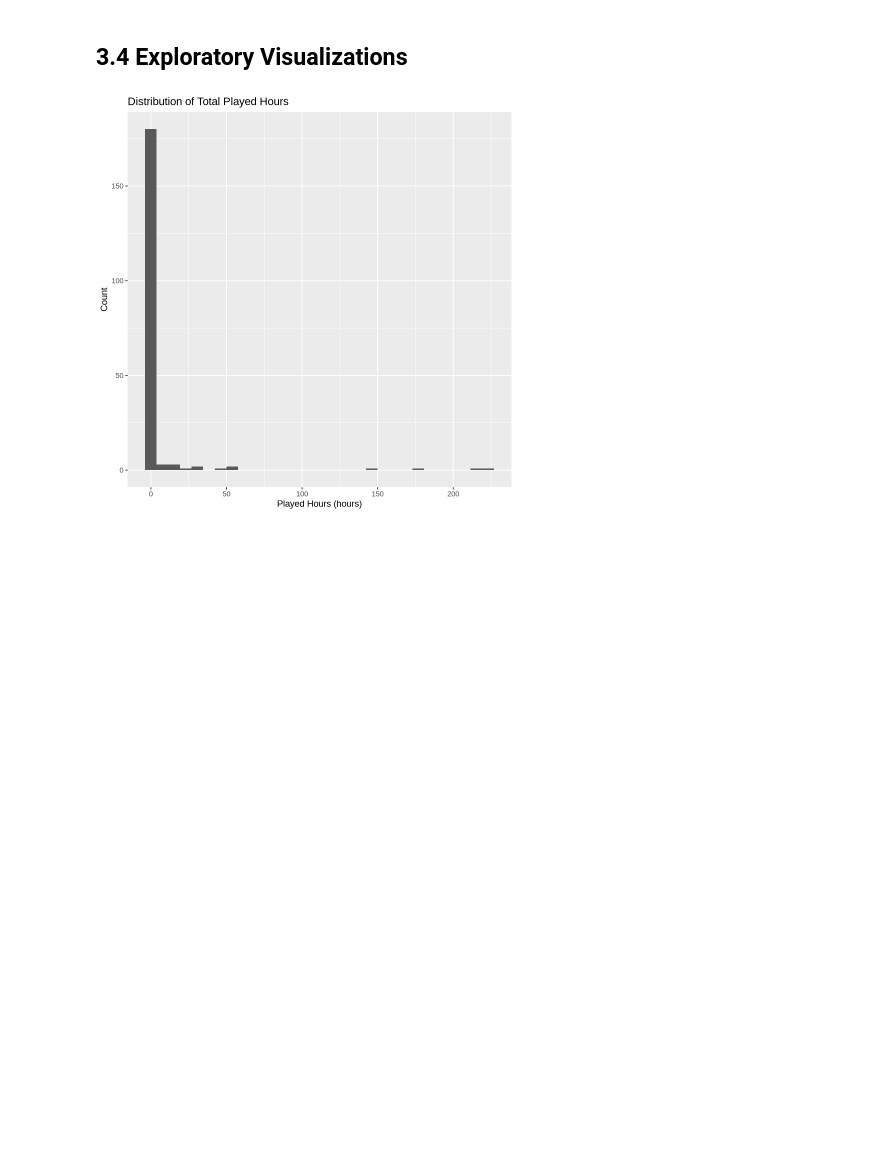
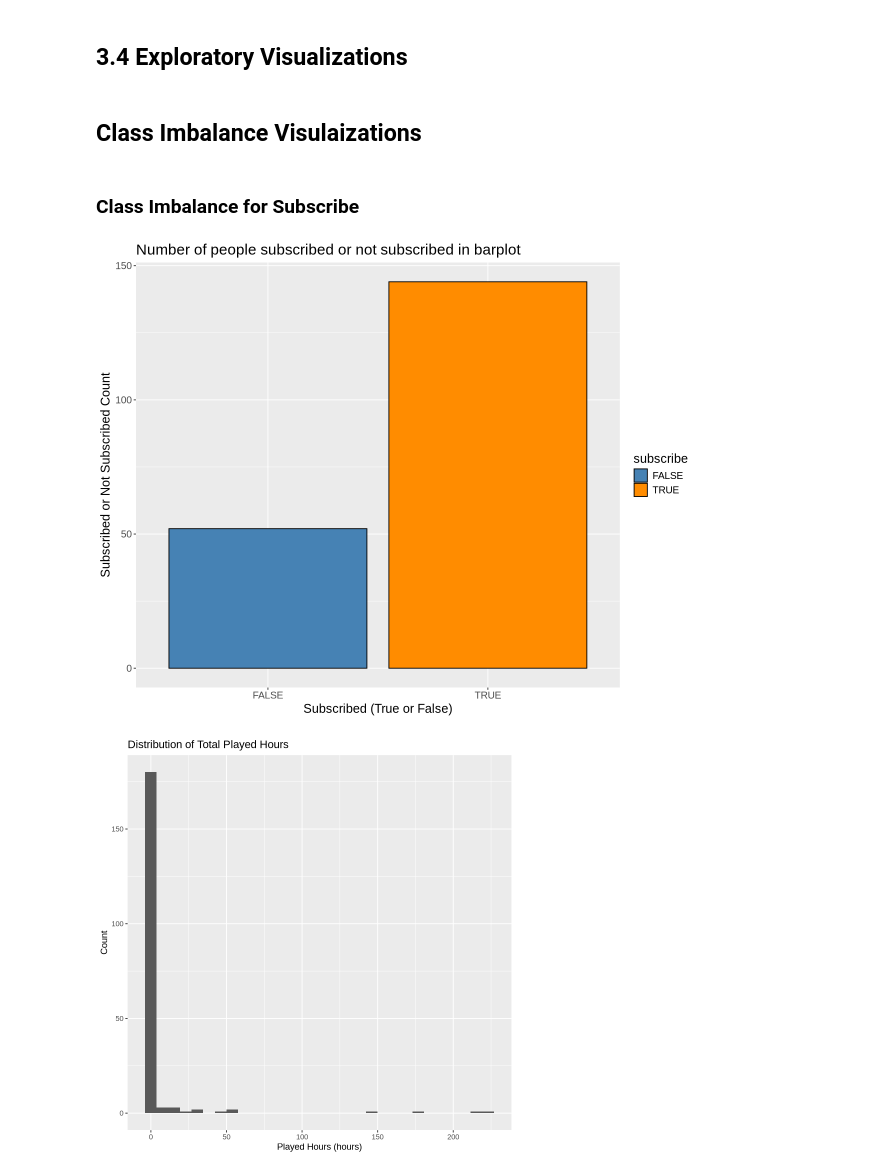
Before and after one commit to yuguogm/dsci_100_final_project, a Jupyter notebook: Final_report.ipynb, the cells around one changed output. Saved outputs shown, nothing was run; the diff lists cells and outputs as text; code cells hidden in the pictures; blank space fills up the shorter version.

Commit message:
Added subscribe graph

```diff
--- a/Final_report.ipynb
+++ b/Final_report.ipynb
@@ -74,7 +74,7 @@ library(tidyverse)
 ✖ dplyr::lag()    masks stats::lag()
 ℹ Use the conflicted package (<http://conflicted.r-lib.org/>) to force all conflicts to become errors
 # %%
-url <- "players (1).csv"
+url <- "https://raw.githubusercontent.com/yuguogm/dsci_100_final_project/refs/heads/main/players%20(1).csv?token=GHSAT0AAAAAADQKZUD3H24MQDTTPGKQOGD22JQ223A"
 players <- read_csv(url)
 head(players)
 # %% [output]
@@ -159,6 +159,26 @@ summary_players
                                        NA's   :2
 # %% [markdown]
 ## 3.4 Exploratory Visualizations
+# %% [markdown]
+
+## Class Imbalance Visulaizations
+# %% [markdown]
+
+### Class Imbalance for Subscribe
+# %%
+#Creating a graph for number of subscribed vs not subscribed
+subscribe_graph <- players_tidy |>
+    ggplot (aes (x= subscribe, fill = subscribe)) +
+    geom_bar (color = "black") +
+    xlab ("Subscribed (True or False)") +
+    ylab ("Subscribed or Not Subscribed Count") +
+    ggtitle ("Number of people subscribed or not subscribed in barplot") +
+    scale_fill_manual(values = c("steelblue", "darkorange")) +
+    theme (text = element_text (size = 15))
+    options (repr.plot.width = 10, repr.plot.height = 8)
+subscribe_graph
+# %% [output]
+[figure, added]
 # %%
 ggplot(players_tidy, aes(x = played_hours)) +
   geom_histogram(bins = 30) +
```
